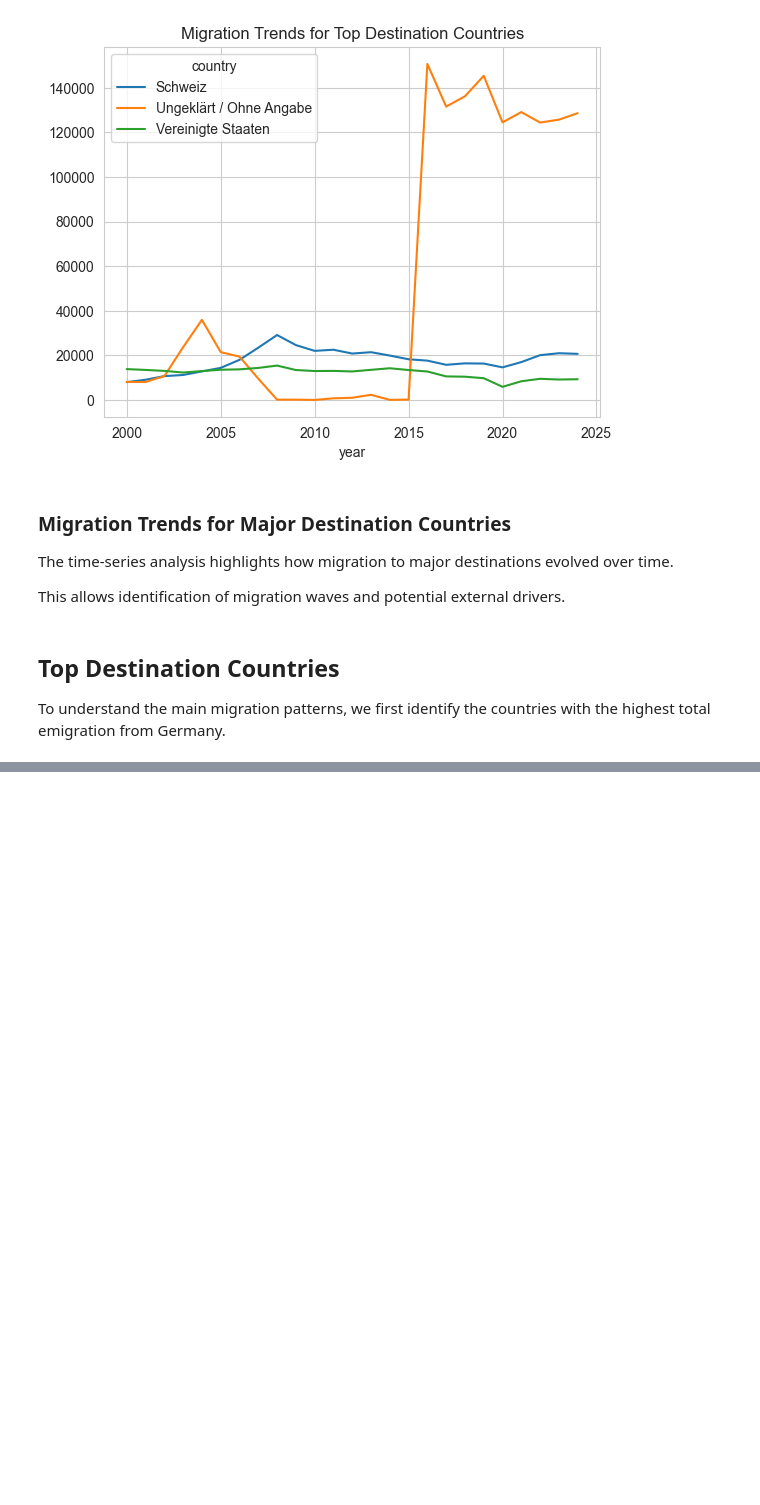
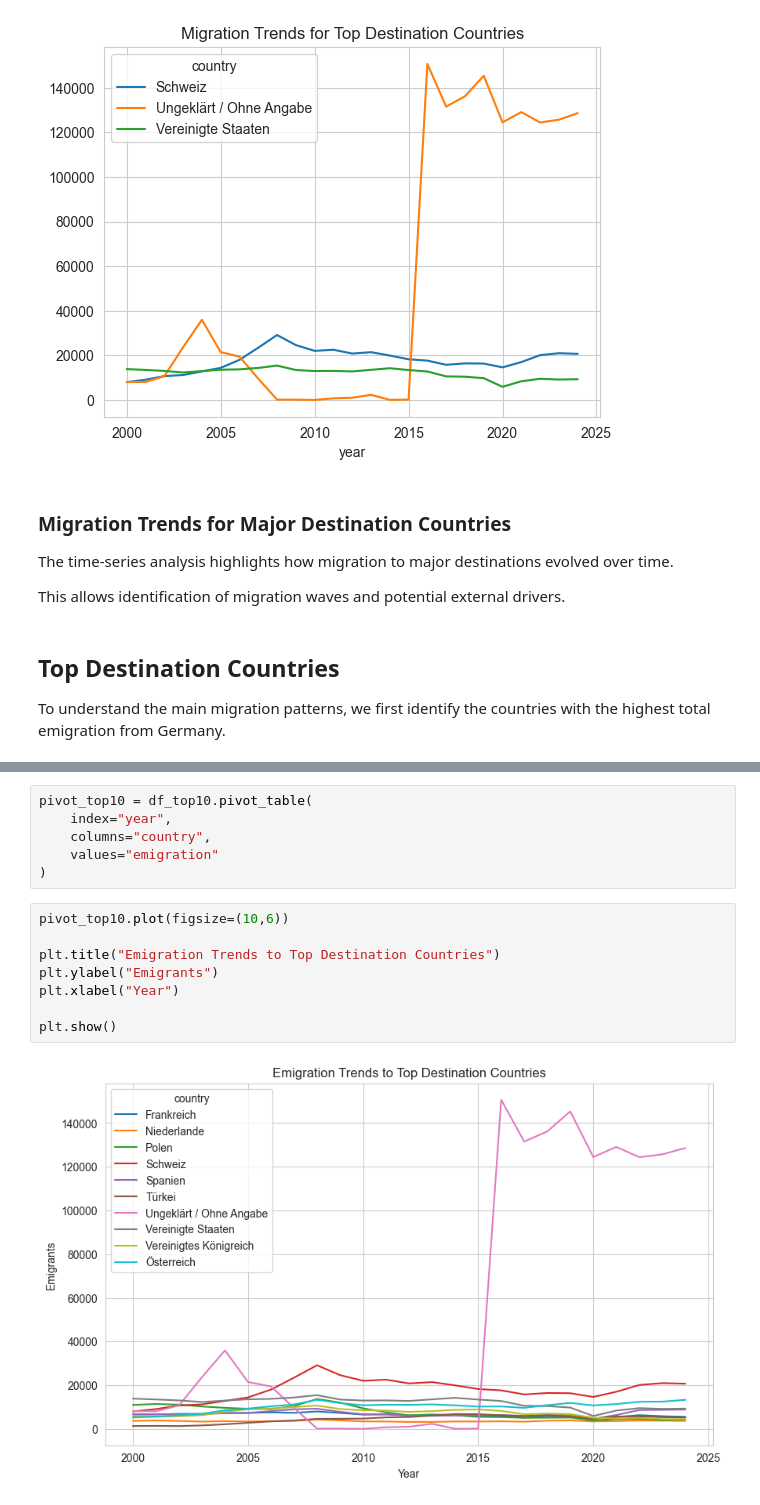
Before and after one commit to andronix82/german-migration-analysis, a Jupyter notebook: notebooks/02_country_analysis.ipynb, the cells around one changed output, grey strips where cells are left out. Saved outputs shown, nothing was run; the diff lists cells and outputs as text; blank space fills up the shorter version.

```diff
--- a/notebooks/02_country_analysis.ipynb
+++ b/notebooks/02_country_analysis.ipynb
@@ -167,0 +194,16 @@ Name: return_rate_country, dtype: float64
+# %%
+pivot_top10 = df_top10.pivot_table(
+    index="year",
+    columns="country",
+    values="emigration"
+)
+# %%
+pivot_top10.plot(figsize=(10,6))
+
+plt.title("Emigration Trends to Top Destination Countries")
+plt.ylabel("Emigrants")
+plt.xlabel("Year")
+
+plt.show()
+# %% [output]
+[figure, added]
```
Also changed, not shown: parts of 24 cells of this notebook, 9 other files.
